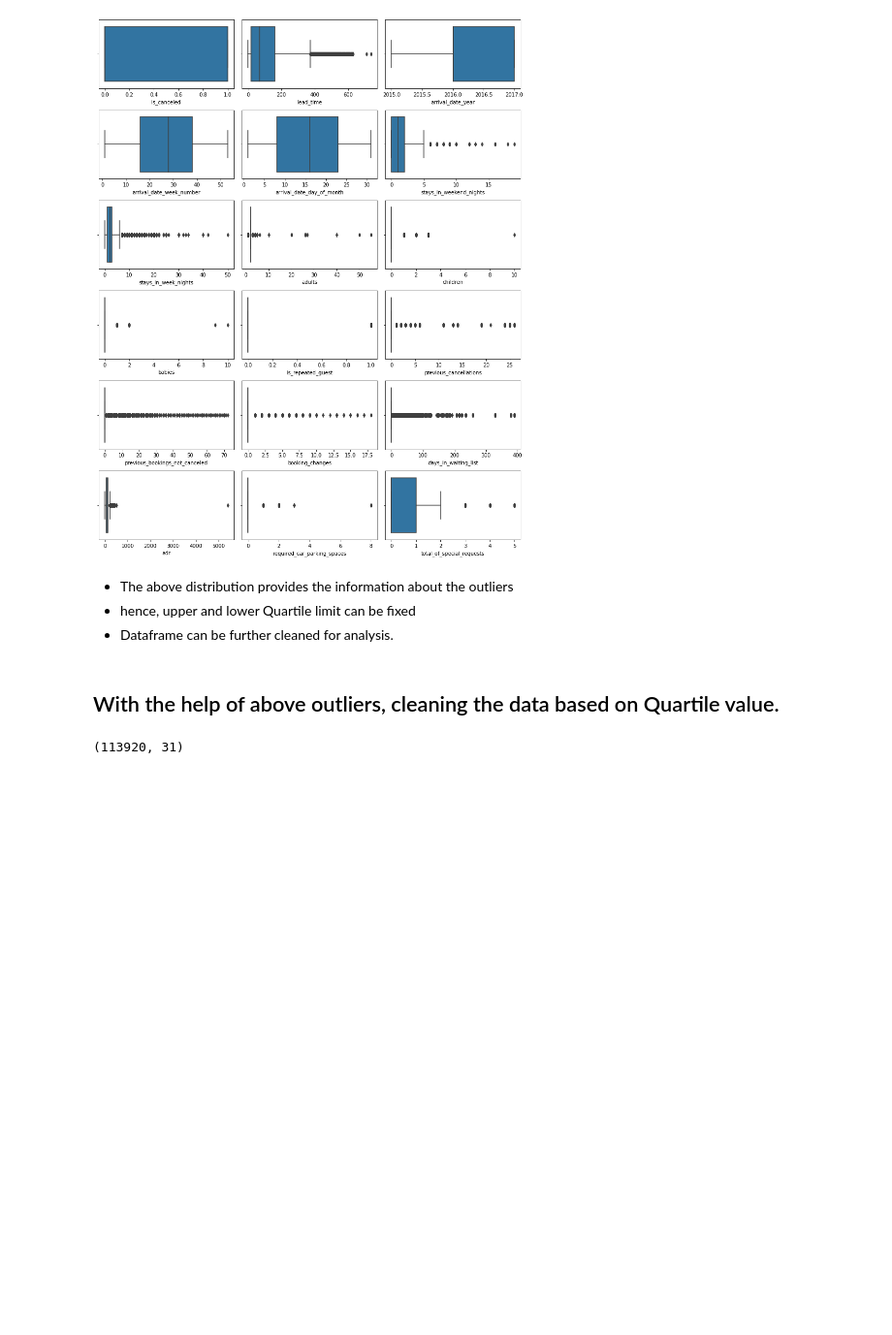
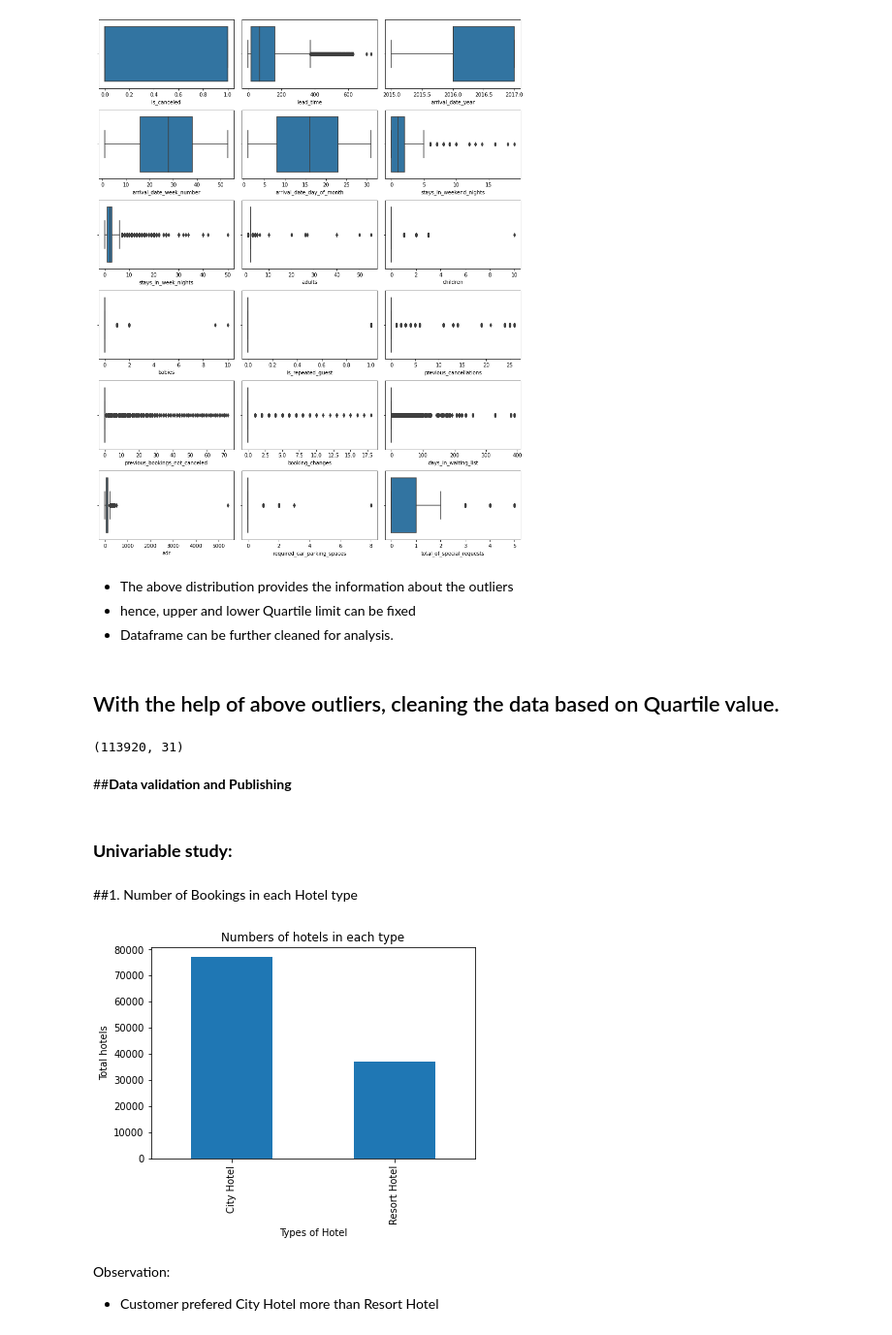
Before and after one commit to ArunPrasath1205/Exploratory-Data-Analysis-on-Hotel-Booking, a Jupyter notebook: Hotel_Bookings_analysis_G_AP.ipynb, the cells around one changed output. Shown: that part at 97% size. Cells and saved outputs as stored; diff of their text form; code cells hidden in the pictures; blank space fills up the shorter version.

```diff
--- a/Hotel_Bookings_analysis_G_AP.ipynb
+++ b/Hotel_Bookings_analysis_G_AP.ipynb
@@ -465,3 +465,23 @@ df = df.loc[df['adr'] < 700]
 df.shape
 # %% [output]
 (113920, 31)
+# %% [markdown]
+##**Data validation and Publishing**
+# %% [markdown]
+### **Univariable study:**
+# %% [markdown]
+##1. Number of Bookings in each Hotel type
+# %%
+hotel = df["hotel"].value_counts()
+hotel.plot(kind = "bar")
+
+plt.title('Numbers of hotels in each type')
+plt.ylabel('Total hotels')
+plt.xlabel('Types of Hotel')
+
+plt.rcParams['figure.figsize'] = (10, 5)
+# %% [output]
+[figure, added]
+# %% [markdown]
+Observation:
+* Customer prefered City Hotel more than Resort Hotel
```
